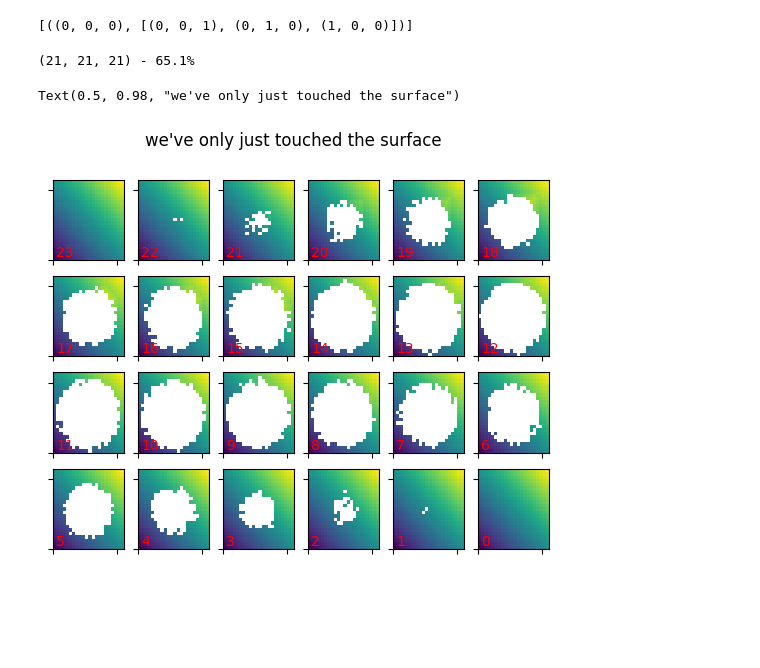
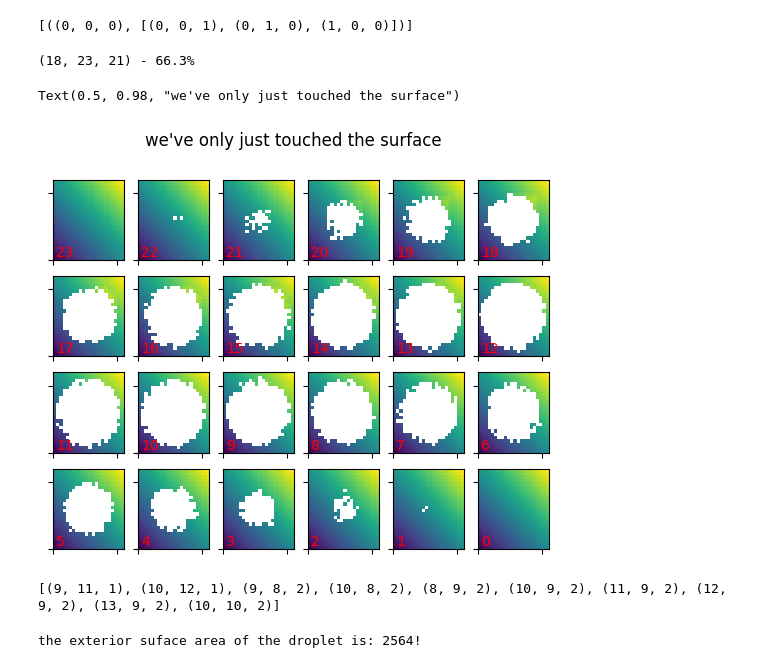
Before and after one commit to nouseforkeys/advent_of_code_22, a Jupyter notebook: day_18.ipynb, the cells around one changed output. Cells and saved outputs as stored; diff of their text form; code cells hidden in the pictures; blank space fills up the shorter version.

```diff
--- a/day_18.ipynb
+++ b/day_18.ipynb
@@ -73,13 +73,13 @@ grid = []
 xlim, ylim, zlim = limits
 for _ in range(zlim + 2):
     grid.append([])
-    for __ in range(ylim + 2):
+    for __ in range(ylim + 3):
         grid[-1].append([])
         for ___ in range(xlim + 2):
             grid[-1][-1].append(0)
 
 for x, y, z in cubes:
-    grid[z][y][x] = 1
+    grid[z][y + 1][x] = 1
 
 # add a little extra padding
 grid = [[[0 for _ in row] for row in grid[0]]] + grid
@@ -197,12 +197,27 @@ def dijkstra(
             return distances
         current_node = (ux, uy, uz)
 
-test = dijkstra(grid, net, (0, 0, 0), None)
+outer_distances = dijkstra(grid, net, (0, 0, 0), None)
 # %% [output]
-(21, 21, 21) - 65.1%
+(18, 23, 21) - 66.3%
 # %%
-fig = plot_slices(test, above_to_nan = len(grid) * len(grid[0]) * len(grid[0][0]))
+max_distance = len(grid) * len(grid[0]) * len(grid[0][0])
+fig = plot_slices(outer_distances, above_to_nan = max_distance)
 fig.suptitle('we\'ve only just touched the surface')
 # %% [output]
 Text(0.5, 0.98, "we've only just touched the surface")
-[figure, old version]
+[figure, new version]
+# %%
+# let's re-create the inpt now but with a solid core
+inner_cubes = []
+for z, z_slice in enumerate(outer_distances):
+    grid.append([])
+    for y, row in enumerate(z_slice):
+        grid[-1].append([])
+        for x, distance in enumerate(row):
+            if distance >= max_distance:
+                inner_cubes.append((x, y, z))
+
+print(inner_cubes[:10])
+# %% [output]
+[(9, 11, 1), (10, 12, 1), (9, 8, 2), (10, 8, 2), (8, 9, 2), (10, 9, 2), (11, 9, 2), (12, 9, 2), (13, 9, 2), (10, 10, 2)]
@@ -208,0 +226,4 @@ Text(0.5, 0.98, "we've only just touched the surface")
+# %%
+print(f'the exterior suface area of the droplet is: {exterior_surface_area}!')
+# %% [output]
+the exterior suface area of the droplet is: 2564!
```
Also changed, not shown: parts of 2 cells of this notebook.
